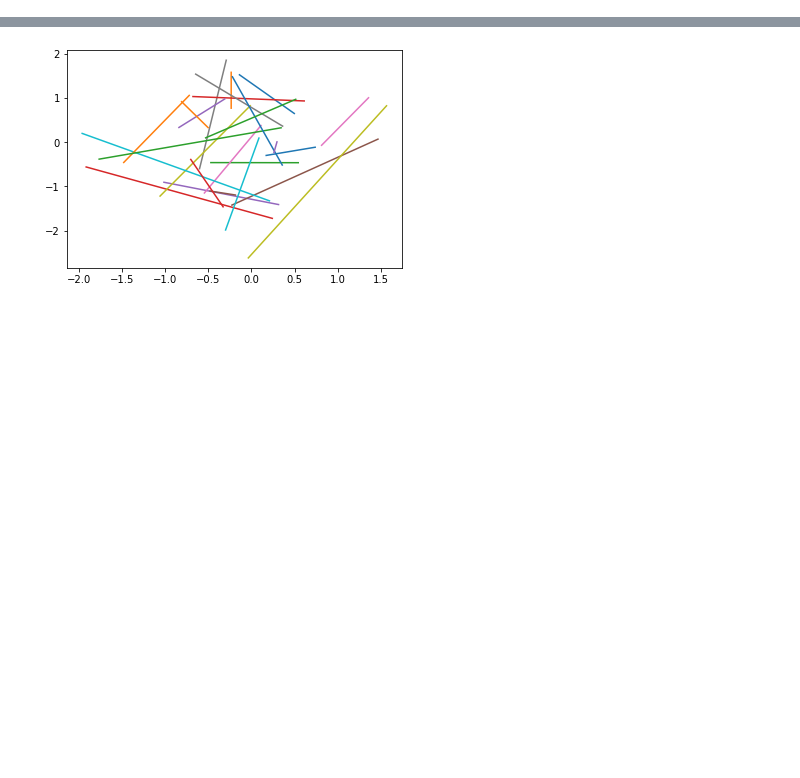
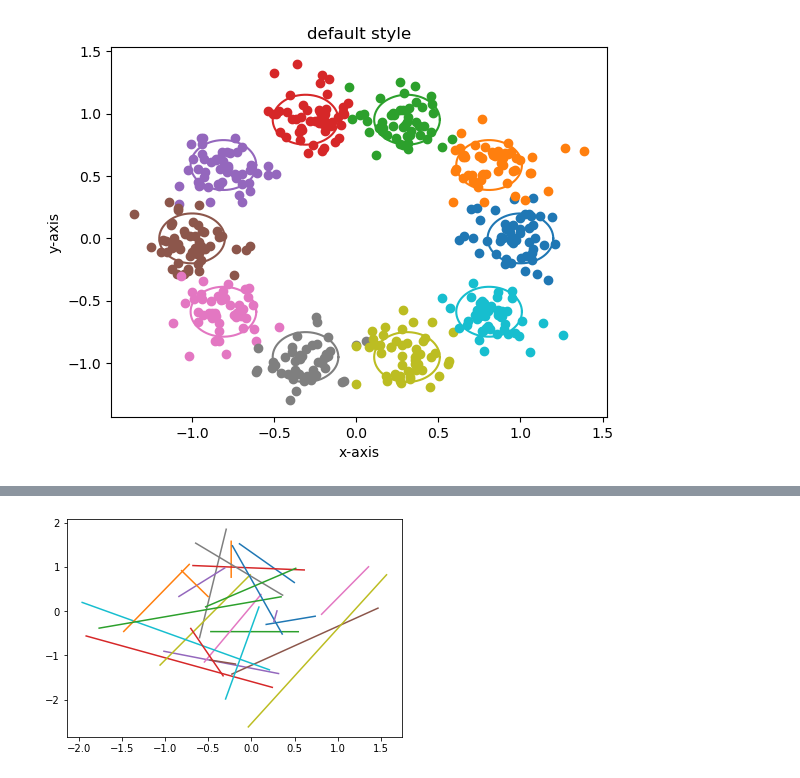
Before and after one commit to ColCarroll/yourplotlib, a Jupyter notebook: notebooks/styles.ipynb, the cells around one changed output, grey strips where cells are left out. Cells and saved outputs as stored; diff of their text form; code cells hidden in the pictures; blank space fills up the shorter version.

```diff
--- a/notebooks/styles.ipynb
+++ b/notebooks/styles.ipynb
@@ -26,3 +26,25 @@ IMAGE_DIR = Path('../img/').resolve()
 #     'lines.markerfacecolor': 'none',
 #     'lines.markersize': 8.0,
 # })
+# %%
+def plot_style(style):
+    with plt.style.context(style):
+        np.random.seed(2)
+        fig, ax = plt.subplots()
+
+        n_steps = len(plt.rcParams['axes.prop_cycle'].by_key()['color'])
+        t = np.linspace(0, 2 * np.pi, 200)
+        for idx in range(n_steps):
+            theta =(2 * np.pi * idx) / n_steps
+            mean = np.array([np.cos(theta), np.sin(theta)])
+
+            ax.plot(0.2 * np.cos(t) + mean[0], 0.2 * np.sin(t) + mean[1], '-', color=f'C{idx}')
+            ax.plot(*np.random.multivariate_normal(mean, 0.02 * np.eye(2), 50).T, 'o', color=f'C{idx}')
+        ax.set_title(f"{style} style")
+        ax.set_xlabel("x-axis")
+        ax.set_ylabel("y-axis")
+        fig.savefig(IMAGE_DIR / f'{style}.png', transparent=False)
+
+plot_style('default')
+# %% [output]
+[figure, added]
```
Also changed, not shown: parts of 6 cells of this notebook, 11 other files.
